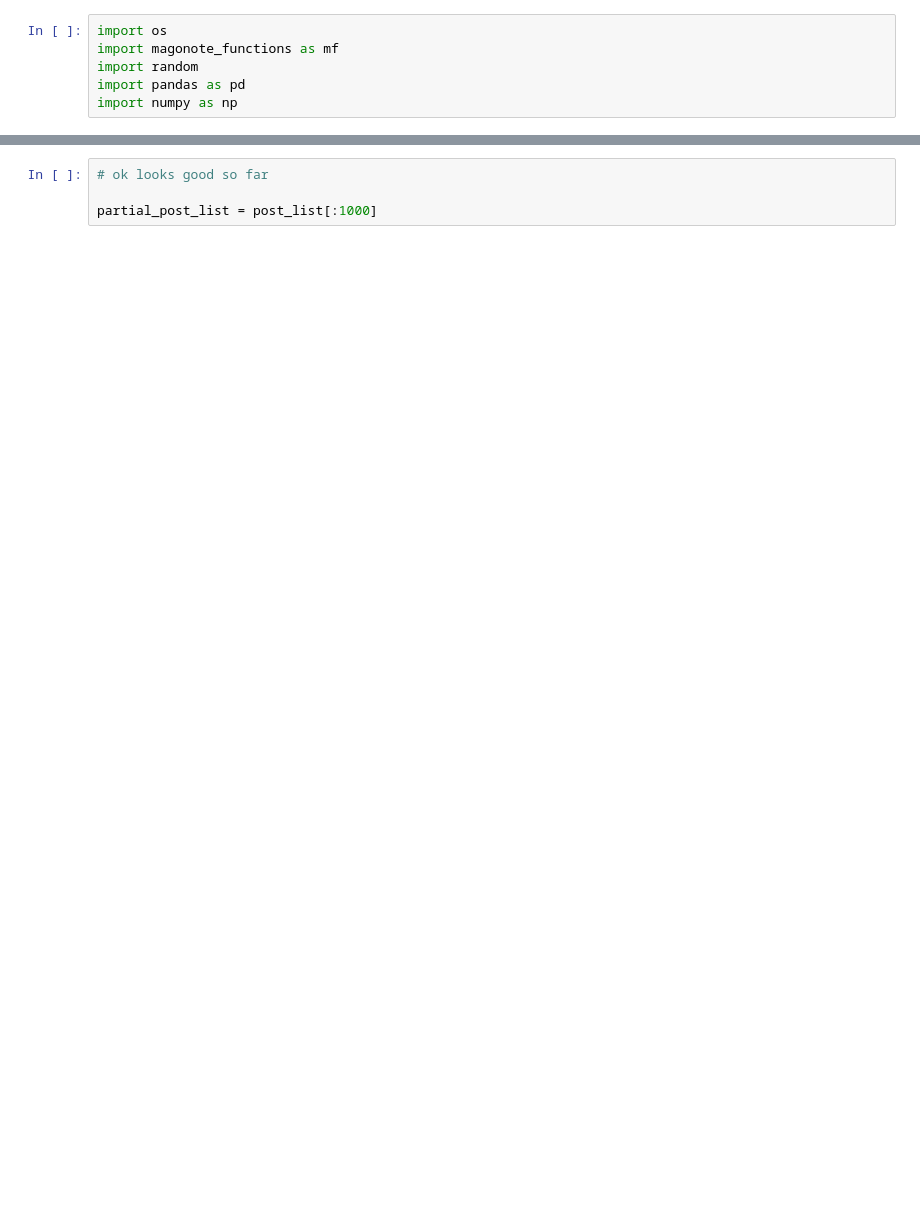
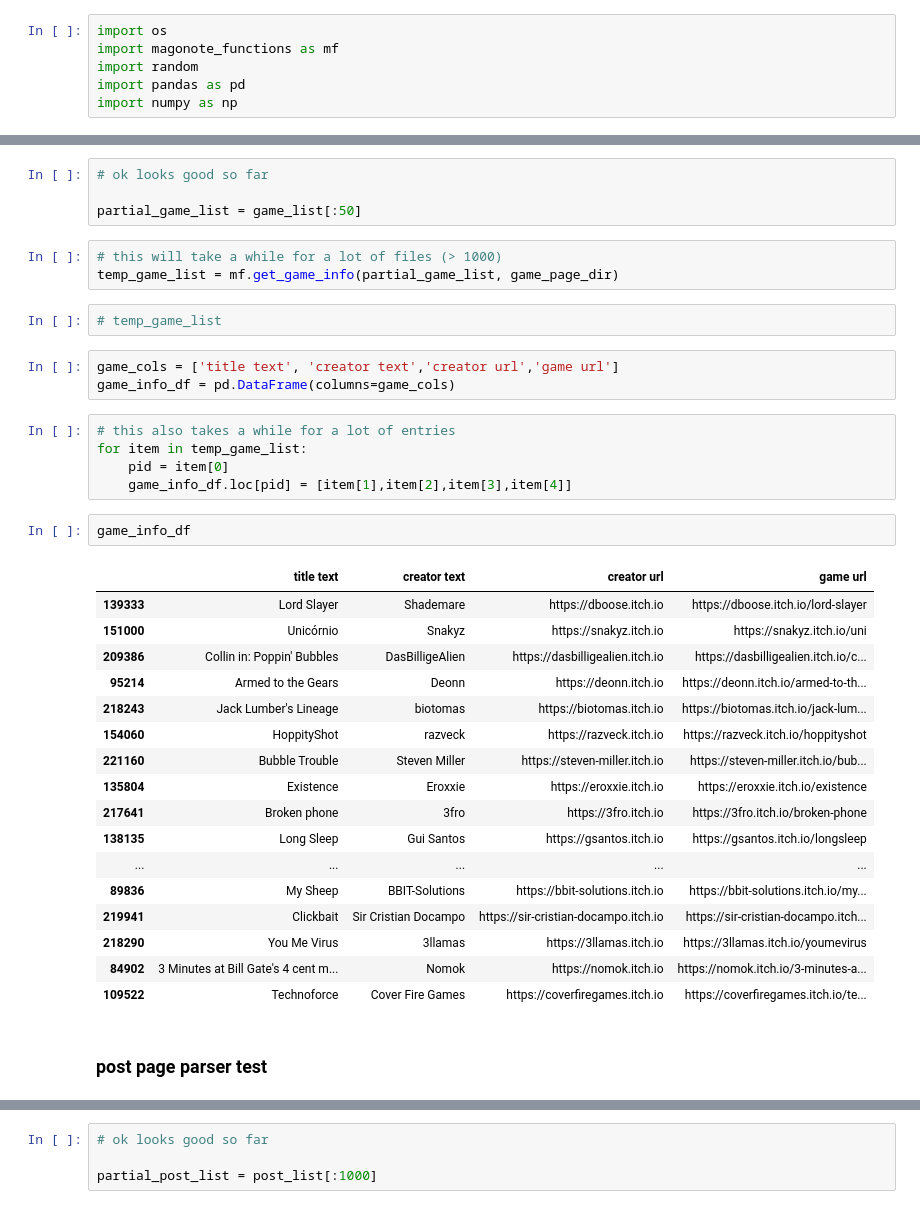
Before and after one commit to pagrus/galvanize-magonote, a Jupyter notebook: itch-function-test.ipynb, the cells around one changed output, grey strips where cells are left out. Cells and saved outputs as stored; diff of their text form; blank space fills up the shorter version.

Commit message:
game face

```diff
--- a/itch-function-test.ipynb
+++ b/itch-function-test.ipynb
@@ -7,3 +23,42 @@ import numpy as np
+# %%
+# ok looks good so far
+
+partial_game_list = game_list[:50]
+# %%
+# this will take a while for a lot of files (> 1000)
+temp_game_list = mf.get_game_info(partial_game_list, game_page_dir)
+# %%
+# temp_game_list
+# %%
+game_cols = ['title text', 'creator text','creator url','game url']
+game_info_df = pd.DataFrame(columns=game_cols)
+# %%
+# this also takes a while for a lot of entries
+for item in temp_game_list:
+    pid = item[0]
+    game_info_df.loc[pid] = [item[1],item[2],item[3],item[4]]
+# %%
+game_info_df
+# %% [output]
+|  | title text | creator text | creator url | game url |
+| 139333 | Lord Slayer | Shademare | https://dboose.itch.io | https://dboose.itch.io/lord-slayer |
+| 151000 | Unicórnio | Snakyz | https://snakyz.itch.io | https://snakyz.itch.io/uni |
+| 209386 | Collin in: Poppin' Bubbles | DasBilligeAlien | https://dasbilligealien.itch.io | https://dasbilligealien.itch.io/c... |
+| 95214 | Armed to the Gears | Deonn | https://deonn.itch.io | https://deonn.itch.io/armed-to-th... |
+| 218243 | Jack Lumber's Lineage | biotomas | https://biotomas.itch.io | https://biotomas.itch.io/jack-lum... |
+| 154060 | HoppityShot | razveck | https://razveck.itch.io | https://razveck.itch.io/hoppityshot |
+| 221160 | Bubble Trouble | Steven Miller | https://steven-miller.itch.io | https://steven-miller.itch.io/bub... |
+| 135804 | Existence | Eroxxie | https://eroxxie.itch.io | https://eroxxie.itch.io/existence |
+| 217641 | Broken phone | 3fro | https://3fro.itch.io | https://3fro.itch.io/broken-phone |
+| 138135 | Long Sleep | Gui Santos | https://gsantos.itch.io | https://gsantos.itch.io/longsleep |
+| ... | ... | ... | ... | ... |
+| 89836 | My Sheep | BBIT-Solutions | https://bbit-solutions.itch.io | https://bbit-solutions.itch.io/my... |
+| 219941 | Clickbait | Sir Cristian Docampo | https://sir-cristian-docampo.itch.io | https://sir-cristian-docampo.itch... |
+| 218290 | You Me Virus | 3llamas | https://3llamas.itch.io | https://3llamas.itch.io/youmevirus |
+| 84902 | 3 Minutes at Bill Gate's 4 cent m... | Nomok | https://nomok.itch.io | https://nomok.itch.io/3-minutes-a... |
+| 109522 | Technoforce | Cover Fire Games | https://coverfiregames.itch.io | https://coverfiregames.itch.io/te... |
+# %% [markdown]
+### post page parser test
 # %%
 # ok we're assuming we have all the post data fetched already, and it's in html/post_pages
 
```
Also changed, not shown: parts of 9 cells of this notebook.
